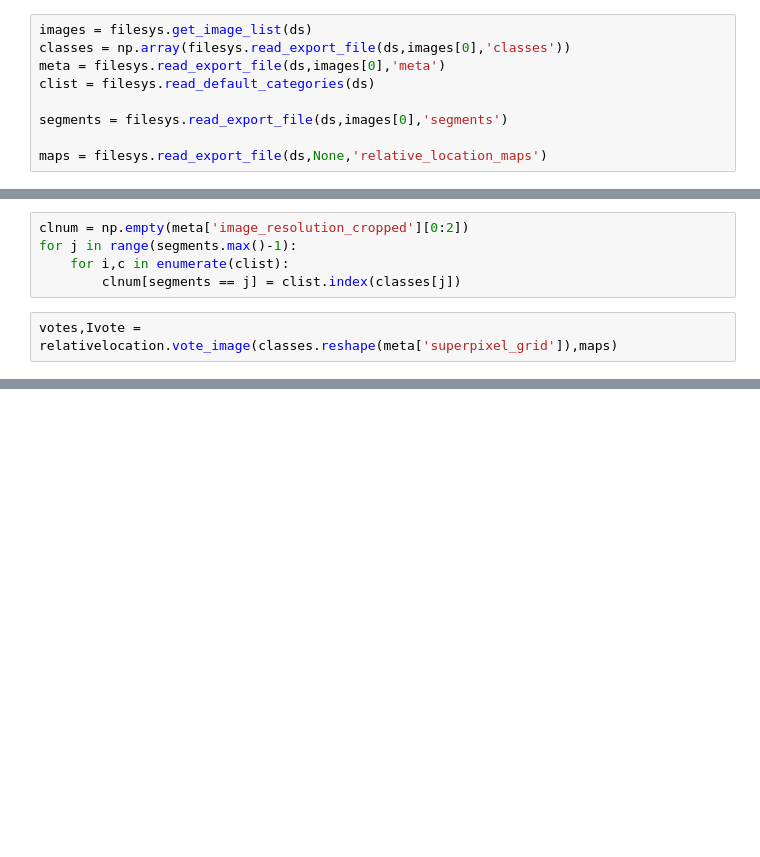
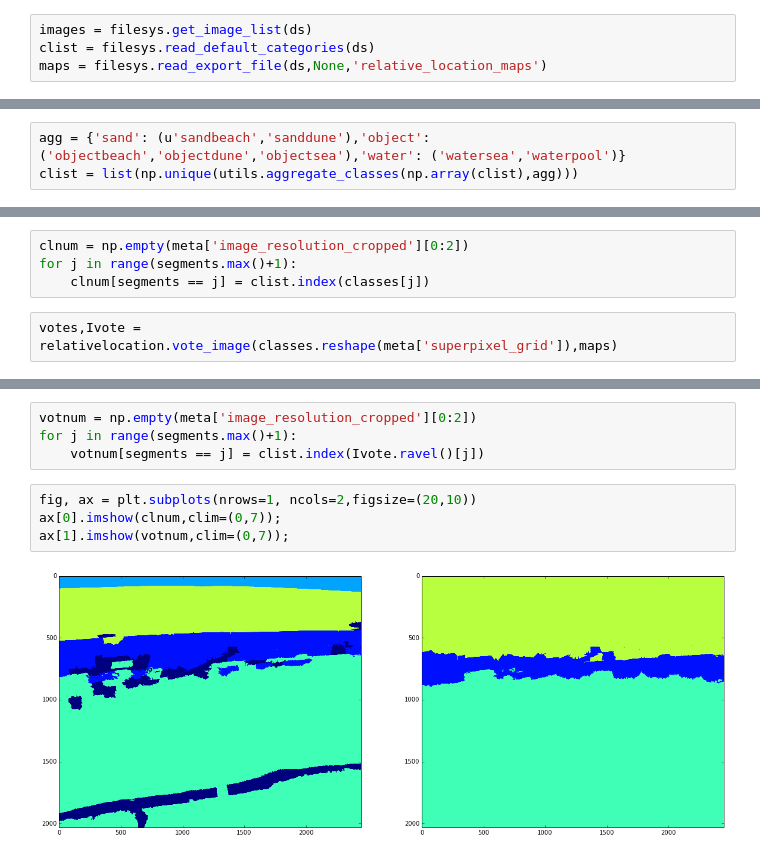
Before and after one commit to openearth/argus-python, a Jupyter notebook: notebooks/Debug Relloc Maps Max.ipynb, the cells around one changed output, grey strips where cells are left out. Cells and saved outputs as stored; diff of their text form; blank space fills up the shorter version.

```diff
--- a/notebooks/Debug Relloc Maps Max.ipynb
+++ b/notebooks/Debug Relloc Maps Max.ipynb
@@ -6,9 +13,4 @@ ds = 'argusnl'
 # %%
 images = filesys.get_image_list(ds)
-classes = np.array(filesys.read_export_file(ds,images[0],'classes'))
-meta = filesys.read_export_file(ds,images[0],'meta')
 clist = filesys.read_default_categories(ds)
-
-segments = filesys.read_export_file(ds,images[0],'segments')
-
 maps = filesys.read_export_file(ds,None,'relative_location_maps')
@@ -14,0 +20,3 @@ maps = filesys.read_export_file(ds,None,'relative_location_maps')
+# %%
+agg = {'sand': (u'sandbeach','sanddune'),'object': ('objectbeach','objectdune','objectsea'),'water': ('watersea','waterpool')}
+clist = list(np.unique(utils.aggregate_classes(np.array(clist),agg)))
@@ -15,7 +58,6 @@ maps = filesys.read_export_file(ds,None,'relative_location_maps')
 # %%
 clnum = np.empty(meta['image_resolution_cropped'][0:2])
-for j in range(segments.max()-1):
-    for i,c in enumerate(clist):
-        clnum[segments == j] = clist.index(classes[j])
+for j in range(segments.max()+1):
+    clnum[segments == j] = clist.index(classes[j])
 # %%
 votes,Ivote = relativelocation.vote_image(classes.reshape(meta['superpixel_grid']),maps)
@@ -42,0 +64,10 @@ votes['objectdune']
+# %%
+votnum = np.empty(meta['image_resolution_cropped'][0:2])
+for j in range(segments.max()+1):
+    votnum[segments == j] = clist.index(Ivote.ravel()[j])
+# %%
+fig, ax = plt.subplots(nrows=1, ncols=2,figsize=(20,10))
+ax[0].imshow(clnum,clim=(0,7));
+ax[1].imshow(votnum,clim=(0,7));
+# %% [output]
+[figure, added]
```
Also changed, not shown: parts of 15 cells of this notebook, 4 other files.
